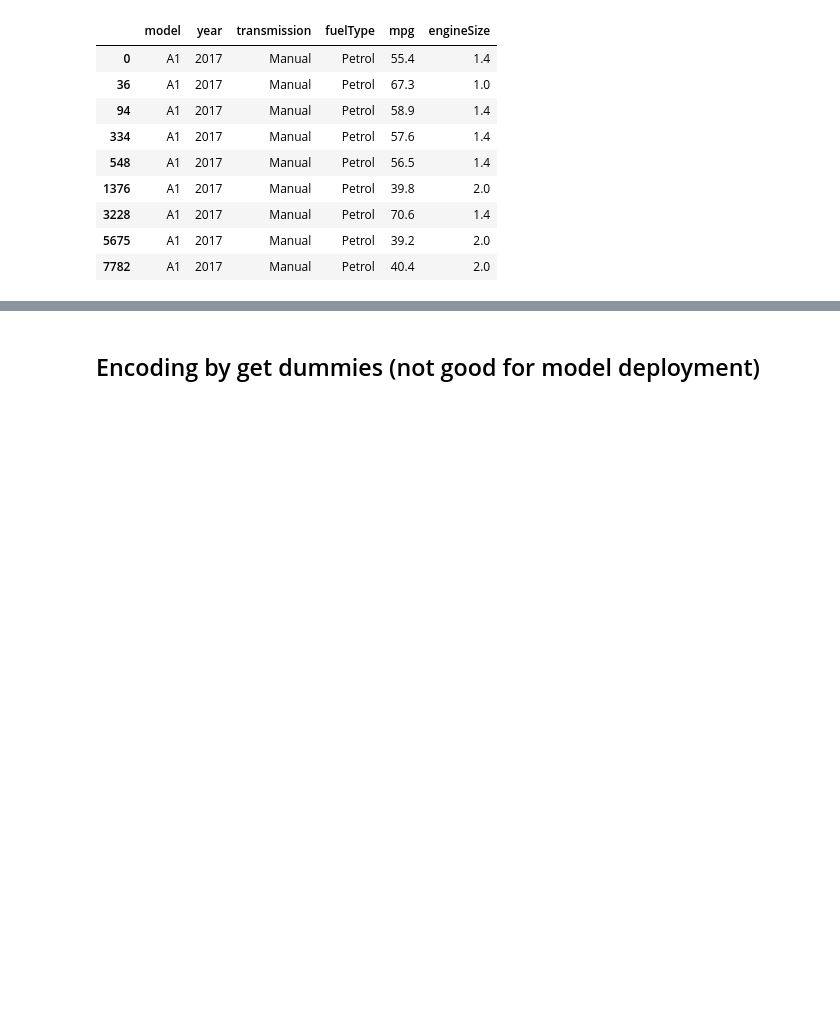
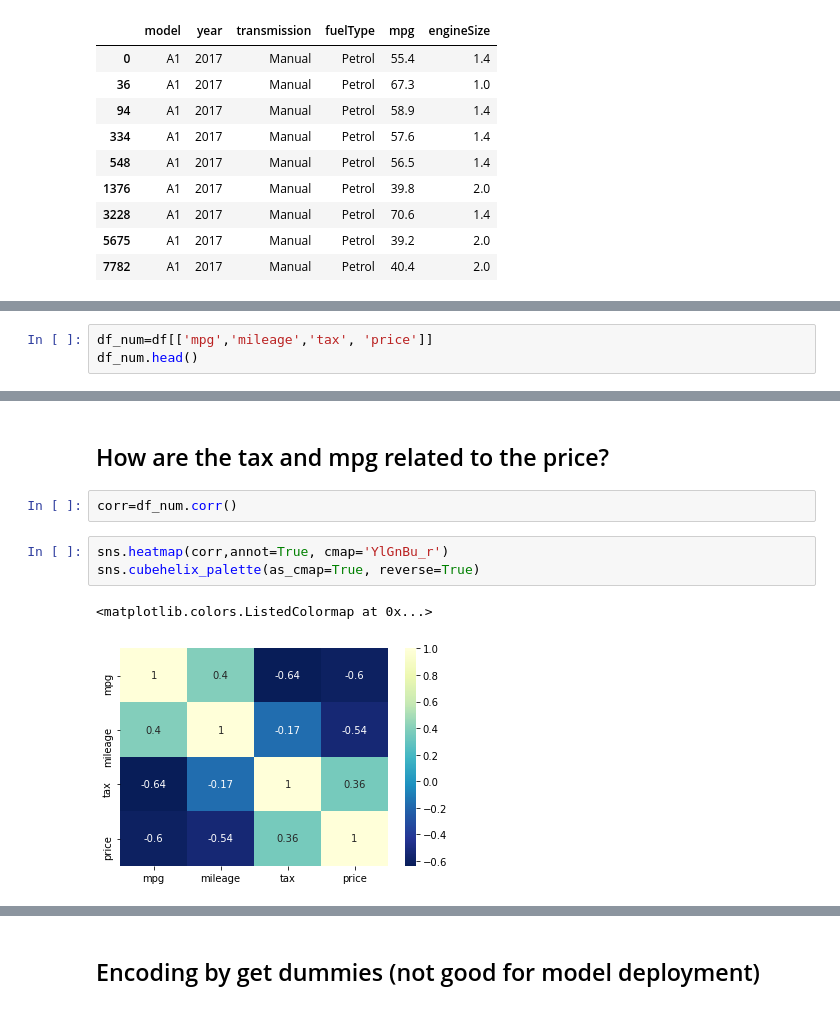
Before and after one commit to ludo950/data-science-regression, a Jupyter notebook: XGBoost HYPEROPT VS XGBoost VS SVR PRICE REGRESSION.ipynb, the cells around one changed output, grey strips where cells are left out. Saved outputs shown, nothing was run; the diff lists cells and outputs as text; blank space fills up the shorter version.

```diff
--- a/XGBoost HYPEROPT VS XGBoost VS SVR PRICE REGRESSION.ipynb
+++ b/XGBoost HYPEROPT VS XGBoost VS SVR PRICE REGRESSION.ipynb
@@ -129,0 +175,3 @@ Apparently the mpg and enginesize can vary for the same car model of the same ye
+# %%
+df_num=df[['mpg','mileage','tax', 'price']]
+df_num.head()
@@ -129,0 +185,10 @@ Apparently the mpg and enginesize can vary for the same car model of the same ye
+# %% [markdown]
+## How are the tax and mpg related to the price?
+# %%
+corr=df_num.corr()
+# %%
+sns.heatmap(corr,annot=True, cmap='YlGnBu_r')
+sns.cubehelix_palette(as_cmap=True, reverse=True)
+# %% [output]
+<matplotlib.colors.ListedColormap at 0x...>
+[figure, added]
```
Also changed, not shown: parts of 30 cells of this notebook.
